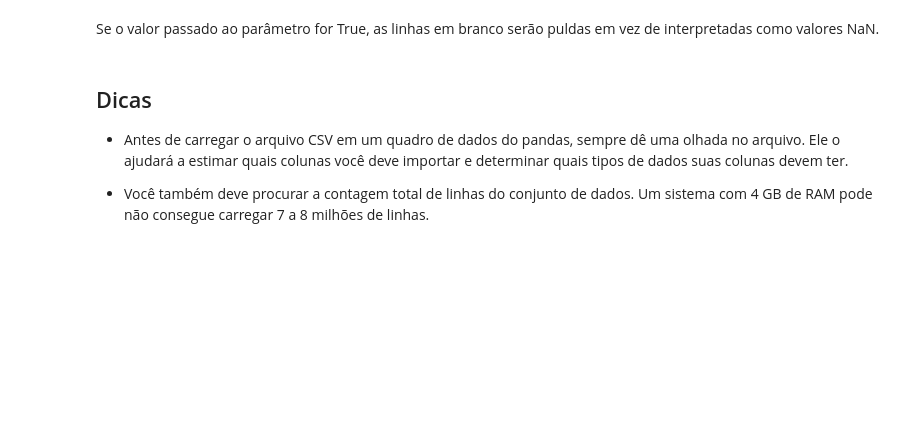
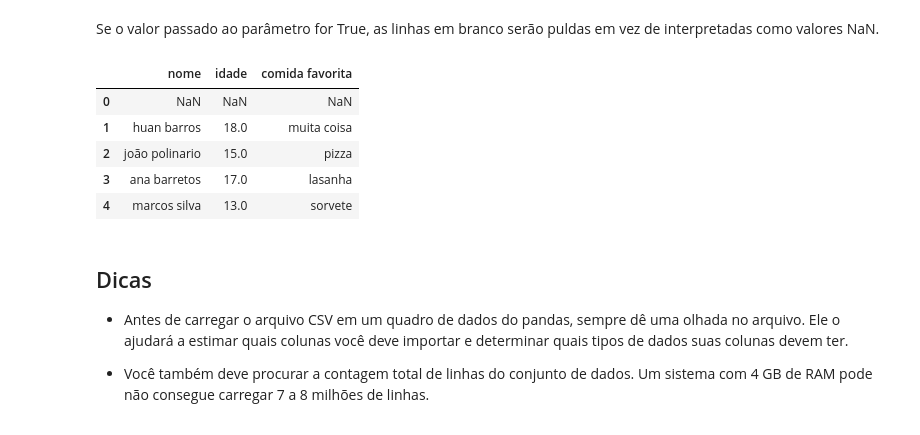
Before and after one commit to huanbarrosn/estudo_ds, a Jupyter notebook: programing/pandas/detailed_pandas.ipynb, the cells around one changed output. Cells and saved outputs as stored; diff of their text form; code cells hidden in the pictures; blank space fills up the shorter version.

```diff
--- a/programing/pandas/detailed_pandas.ipynb
+++ b/programing/pandas/detailed_pandas.ipynb
@@ -904,12 +1056,19 @@ Se o valor passado ao parâmetro for True, as linhas em branco serão puldas em
 # %%
 # sem desconsiderar as linhas brancas
 df = pd.read_csv(
 
-    filepath_or_buffer='Data base/teste4.csv',
+    filepath_or_buffer='data-base/teste4.csv',
     skip_blank_lines=False
 )
 
 df
+# %% [output]
+|  | nome | idade | comida favorita |
+| 0 | NaN | NaN | NaN |
+| 1 | huan barros | 18.0 | muita coisa |
+| 2 | joão polinario | 15.0 | pizza |
+| 3 | ana barretos | 17.0 | lasanha |
+| 4 | marcos silva | 13.0 | sorvete |
 # %%
 # desconsiderando as linhas brancas
 df = pd.read_csv(
```
Also changed, not shown: parts of 27 cells of this notebook, 1 other file.
